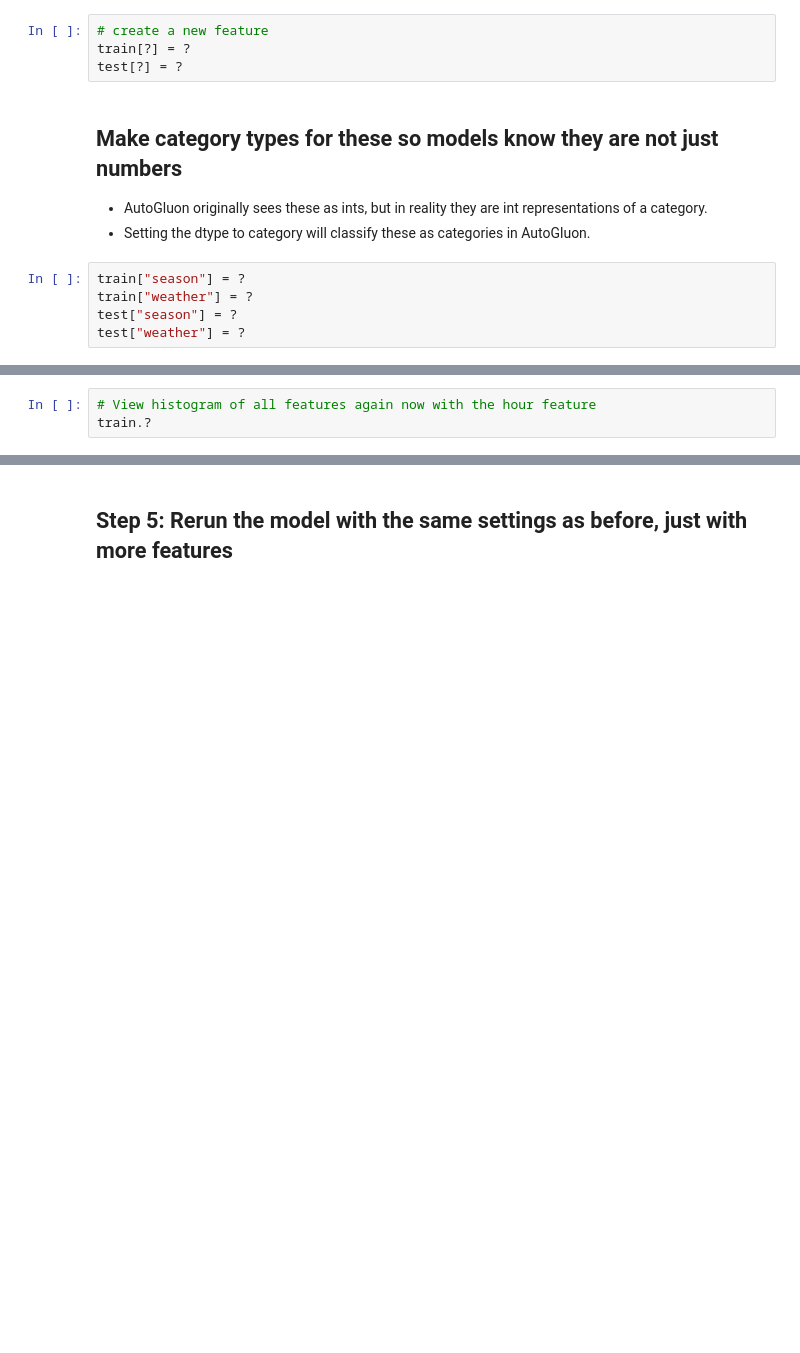
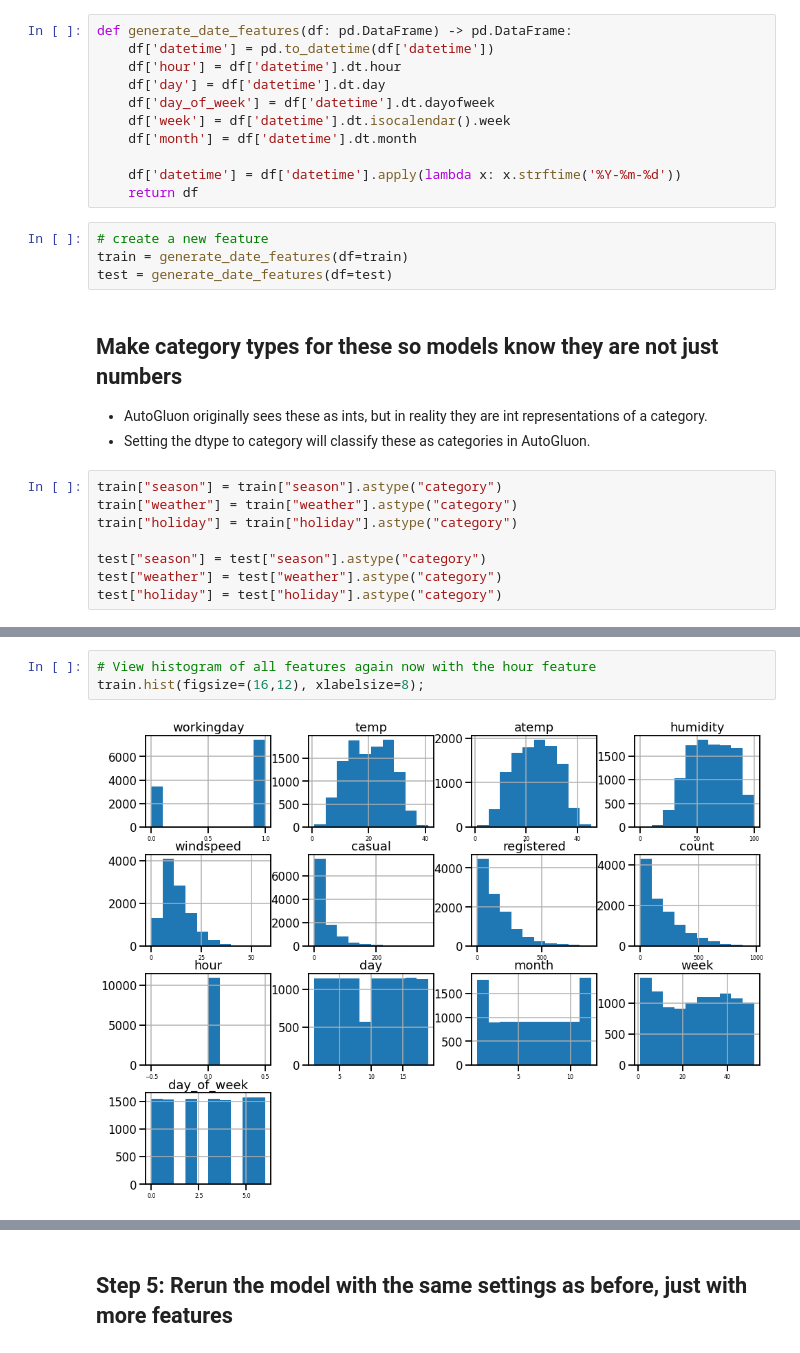
Before and after one commit to elvyna/udacity-aws-mle-nanodegree, a Jupyter notebook: project01-bike-sharing-demand-prediction/project-template.ipynb, the cells around one changed output, grey strips where cells are left out. Saved outputs shown, nothing was run; the diff lists cells and outputs as text; blank space fills up the shorter version.

```diff
--- a/project01-bike-sharing-demand-prediction/project-template.ipynb
+++ b/project01-bike-sharing-demand-prediction/project-template.ipynb
@@ -186,14 +354,28 @@ train.?
+# %%
+def generate_date_features(df: pd.DataFrame) -> pd.DataFrame:
+    df['datetime'] = pd.to_datetime(df['datetime'])
+    df['hour'] = df['datetime'].dt.hour
+    df['day'] = df['datetime'].dt.day
+    df['day_of_week'] = df['datetime'].dt.dayofweek
+    df['week'] = df['datetime'].dt.isocalendar().week
+    df['month'] = df['datetime'].dt.month
+
+    df['datetime'] = df['datetime'].apply(lambda x: x.strftime('%Y-%m-%d'))
+    return df
 # %%
 # create a new feature
-train[?] = ?
-test[?] = ?
+train = generate_date_features(df=train)
+test = generate_date_features(df=test)
 # %% [markdown]
 ## Make category types for these so models know they are not just numbers
 * AutoGluon originally sees these as ints, but in reality they are int representations of a category.
 * Setting the dtype to category will classify these as categories in AutoGluon.
-# %%
-train["season"] = ?
-train["weather"] = ?
-test["season"] = ?
-test["weather"] = ?
+# %%
+train["season"] = train["season"].astype("category")
+train["weather"] = train["weather"].astype("category")
+train["holiday"] = train["holiday"].astype("category")
+
+test["season"] = test["season"].astype("category")
+test["weather"] = test["weather"].astype("category")
+test["holiday"] = test["holiday"].astype("category")
 # %%
@@ -202,3 +391,5 @@ train.head()
 # %%
 # View histogram of all features again now with the hour feature
-train.?
+train.hist(figsize=(16,12), xlabelsize=8);
+# %% [output]
+[figure, added]
```
Also changed, not shown: parts of 32 cells of this notebook.
